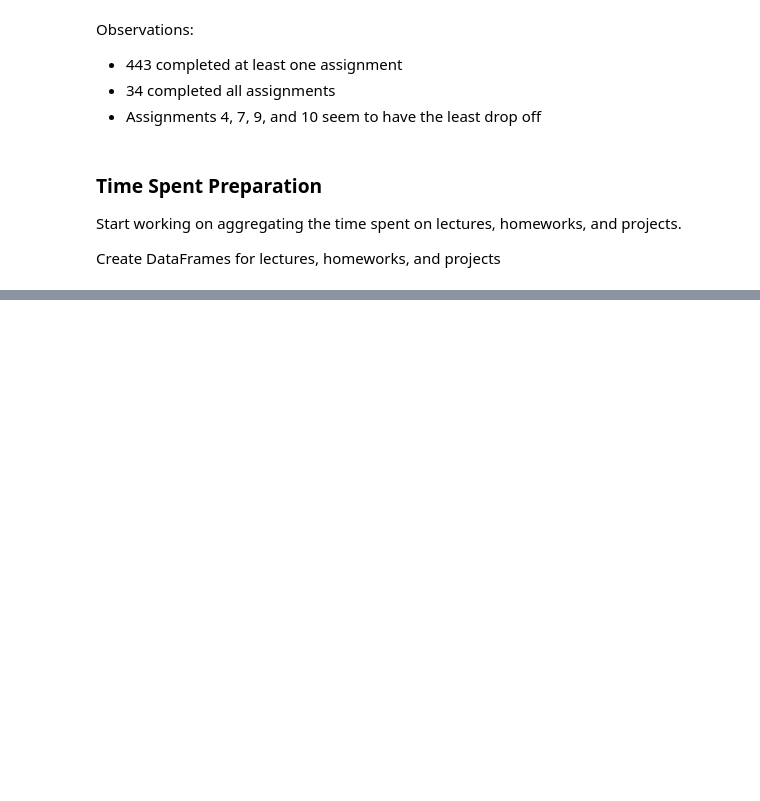
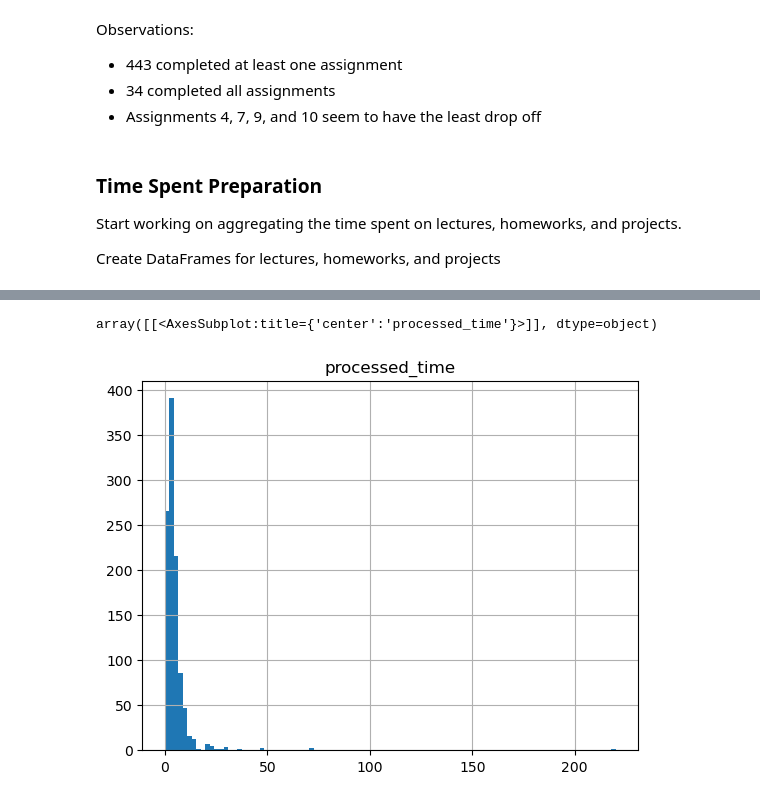
Before and after one commit to DeeGrant/ml-zoomcamp, a Jupyter notebook: stats/time-spent-2021.ipynb, the cells around one changed output, grey strips where cells are left out. Cells and saved outputs as stored; diff of their text form; code cells hidden in the pictures; blank space fills up the shorter version.

```diff
--- a/stats/time-spent-2021.ipynb
+++ b/stats/time-spent-2021.ipynb
@@ -251,3 +251,6 @@ Observations:
 Start working on aggregating the time spent on lectures, homeworks, and projects.
 
 Create DataFrames for lectures, homeworks, and projects
+# %%
+projects_df = time_spent_raw_df[time_spent_raw_df.what.str.contains('midterm|capstone')]
+projects_df.head()
@@ -253,0 +280,2 @@ Create DataFrames for lectures, homeworks, and projects
+# %%
+projects_df = projects_df.drop(columns={'time_lectures'})
@@ -253,0 +295,2 @@ Create DataFrames for lectures, homeworks, and projects
+# %%
+hwk_lct_df = time_spent_raw_df.drop(projects_df.index)
@@ -253,0 +393,8 @@ Create DataFrames for lectures, homeworks, and projects
+# %%
+lecture_time_df = pd.DataFrame()
+lecture_time_df['email'] = hwk_lct_df.email
+lecture_time_df['assignment'] = hwk_lct_df.what
+lecture_time_df['original_time'] = hwk_lct_df.time_lectures
+lecture_time_df['processed_time'] = pd.to_numeric(hwk_lct_df.time_lectures, errors='coerce')
+
+lecture_time_df.head()
@@ -253,0 +462,5 @@ Create DataFrames for lectures, homeworks, and projects
+# %%
+lecture_time_df.hist(column='processed_time', bins=100)
+# %% [output]
+array([[<AxesSubplot:title={'center':'processed_time'}>]], dtype=object)
+[figure, added]
```
Also changed, not shown: parts of 50 cells of this notebook.
